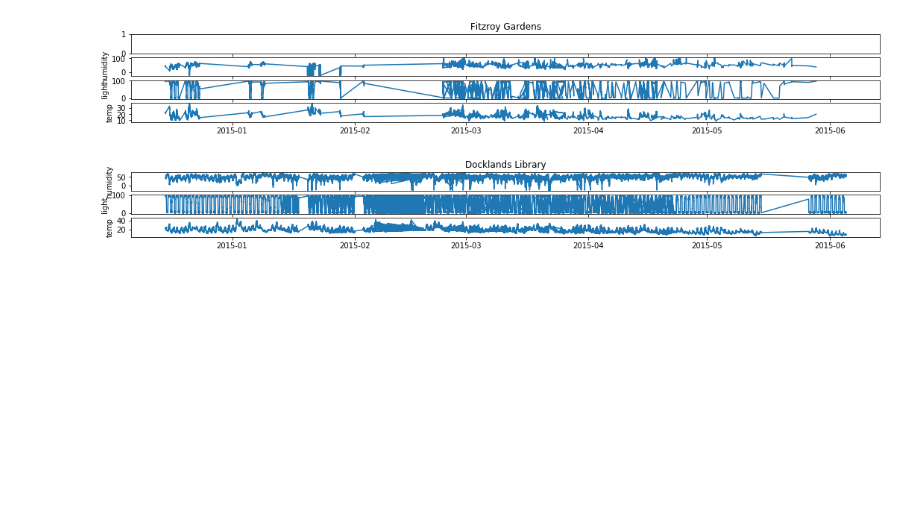
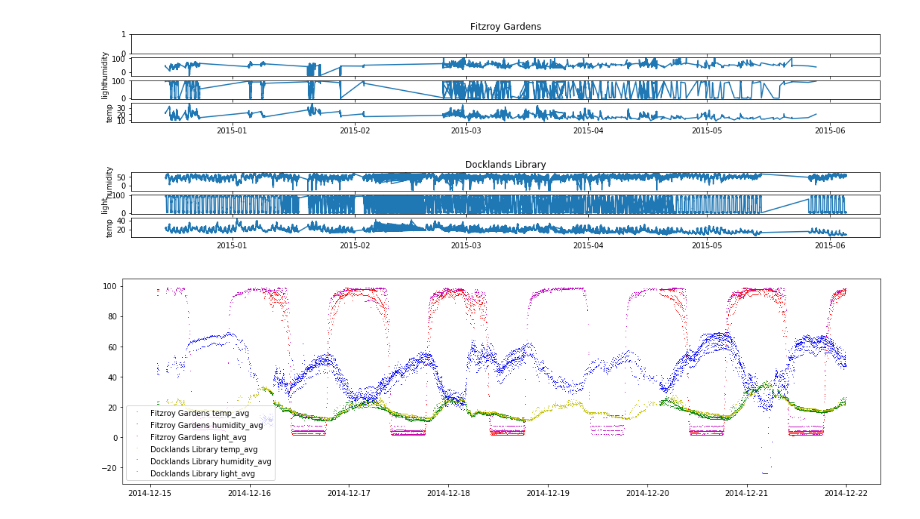
Before and after one commit to parikkap/prediktivAnalytic, a Jupyter notebook: PreskriptivAnalytikUppgift1.ipynb, the cells around one changed output. Drawn from its saved outputs; the diff is of its cells as text; code cells hidden in the pictures; blank space fills up the shorter version.

Commit message:
more plotting

```diff
--- a/PreskriptivAnalytikUppgift1.ipynb
+++ b/PreskriptivAnalytikUppgift1.ipynb
@@ -204,3 +204,32 @@ ax7.plot(df[loc_filter_doc].dateTime, df[loc_filter_doc].temp_avg)
 # %% [output]
 [<matplotlib.lines.Line2D at 0x...>]
 [figure]
+# %%
+plt.figure(figsize=(18,5))
+loc_filter = df.location == 'Fitzroy Gardens'
+loc_filter2 = df.location == 'Docklands Library'
+time_filter = df.dateTime < pd.Timestamp('2014-12-22')
+plt.plot(df[loc_filter].dateTime[time_filter], \
+         df[loc_filter].temp_avg[time_filter], \
+         ',', c='g', alpha=.9, label="Fitzroy Gardens temp_avg")
+plt.plot(df[loc_filter].dateTime[time_filter], \
+         df[loc_filter].humidity_avg[time_filter], \
+         ',', c='b', alpha=.9, label="Fitzroy Gardens humidity_avg")
+plt.plot(df[loc_filter].dateTime[time_filter], \
+         df[loc_filter].light_avg[time_filter], \
+         ',', c='r', alpha=.9, label="Fitzroy Gardens light_avg")
+
+plt.plot(df[loc_filter2].dateTime[time_filter], \
+         df[loc_filter2].temp_avg[time_filter], \
+         ',', c='y', alpha=.9, label="Docklands Library temp_avg")
+plt.plot(df[loc_filter2].dateTime[time_filter], \
+         df[loc_filter2].humidity_avg[time_filter], \
+         ',', c='b', alpha=.9, label="Docklands Library humidity_avg")
+plt.plot(df[loc_filter2].dateTime[time_filter], \
+         df[loc_filter2].light_avg[time_filter], \
+         ',', c='m', alpha=.9, label="Docklands Library light_avg")
+
+plt.legend()
+plt.show()
+# %% [output]
+[figure, added]
```
